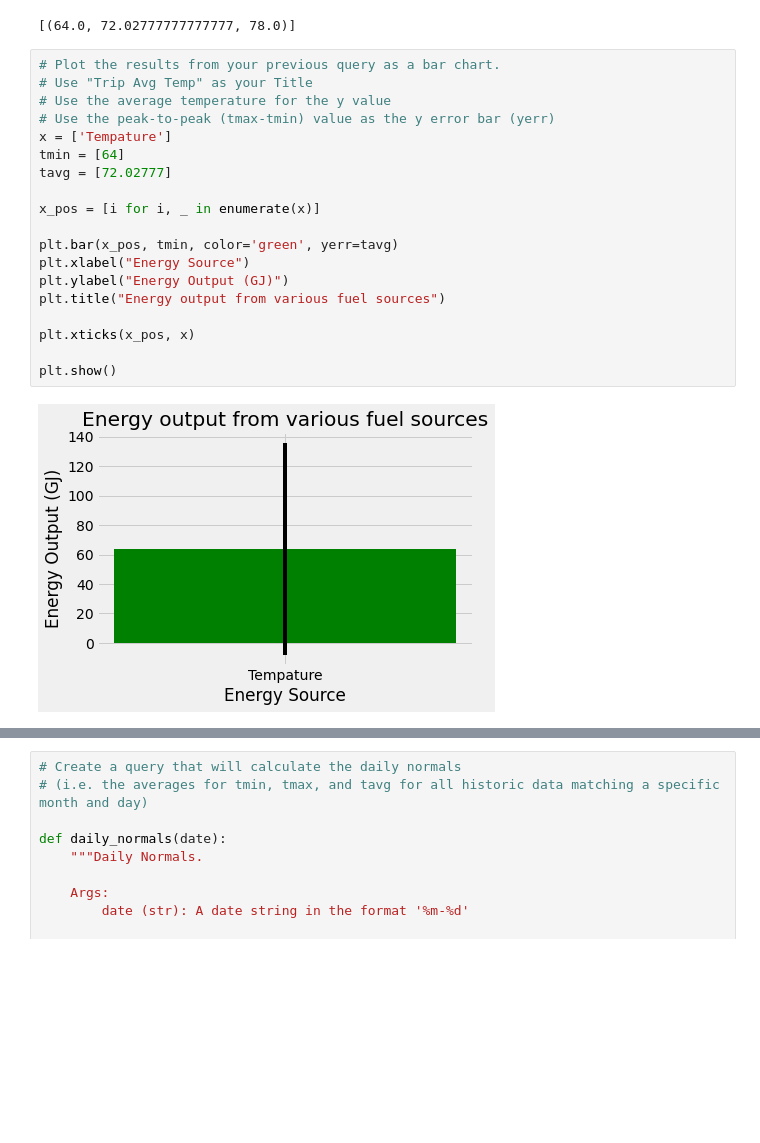
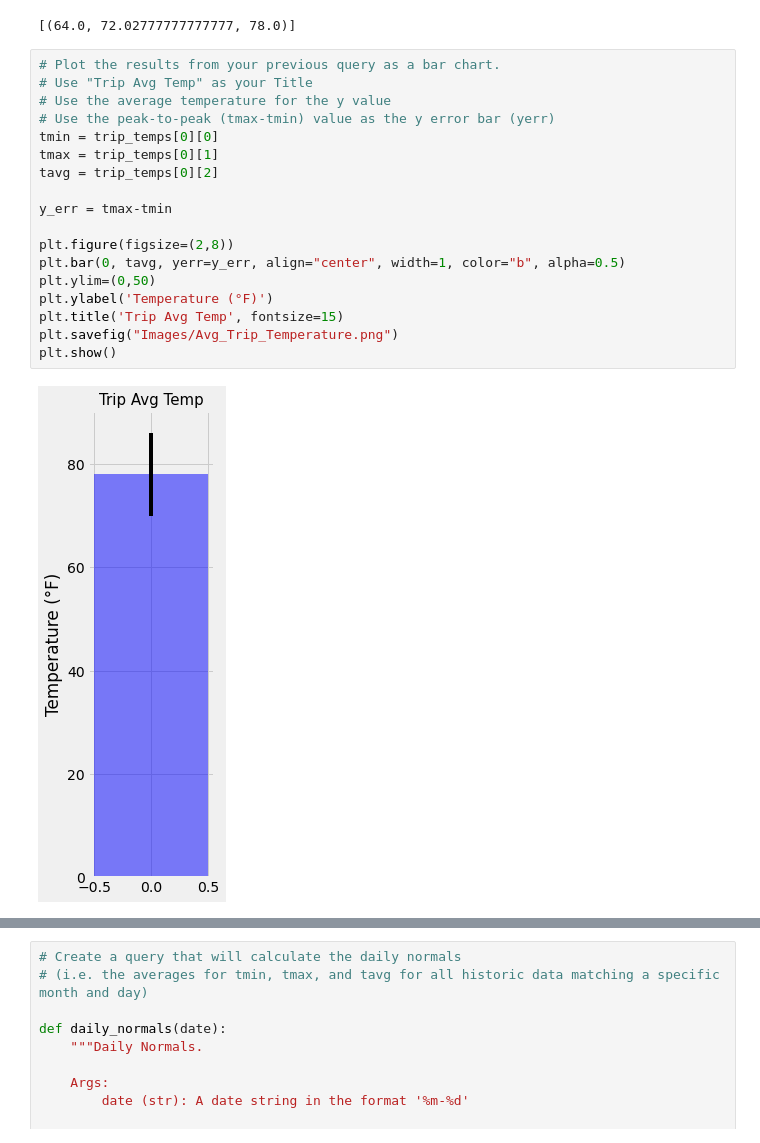
Before and after one commit to clmatherson/sqlalchemy-challenge, a Jupyter notebook: climate_starter.ipynb, the cells around one changed output, grey strips where cells are left out. Saved outputs shown, nothing was run; the diff lists cells and outputs as text; blank space fills up the shorter version.

```diff
--- a/climate_starter.ipynb
+++ b/climate_starter.ipynb
@@ -228,21 +266,20 @@ print(trip_temps)
 # %%
 # Plot the results from your previous query as a bar chart.
 # Use "Trip Avg Temp" as your Title
 # Use the average temperature for the y value
 # Use the peak-to-peak (tmax-tmin) value as the y error bar (yerr)
-x = ['Tempature']
-tmin = [64]
-tavg = [72.02777]
+tmin = trip_temps[0][0]
+tmax = trip_temps[0][1]
+tavg = trip_temps[0][2]
 
-x_pos = [i for i, _ in enumerate(x)]
+y_err = tmax-tmin
 
-plt.bar(x_pos, tmin, color='green', yerr=tavg)
-plt.xlabel("Energy Source")
-plt.ylabel("Energy Output (GJ)")
-plt.title("Energy output from various fuel sources")
-
-plt.xticks(x_pos, x)
-
+plt.figure(figsize=(2,8))
+plt.bar(0, tavg, yerr=y_err, align="center", width=1, color="b", alpha=0.5)
+plt.ylim=(0,50)
+plt.ylabel('Temperature (°F)')
+plt.title('Trip Avg Temp', fontsize=15)
+plt.savefig("Images/Avg_Trip_Temperature.png")
 plt.show()
 # %% [output]
-[figure, old version]
+[figure, new version]
```
Also changed, not shown: parts of 11 cells of this notebook, 4 other files.
